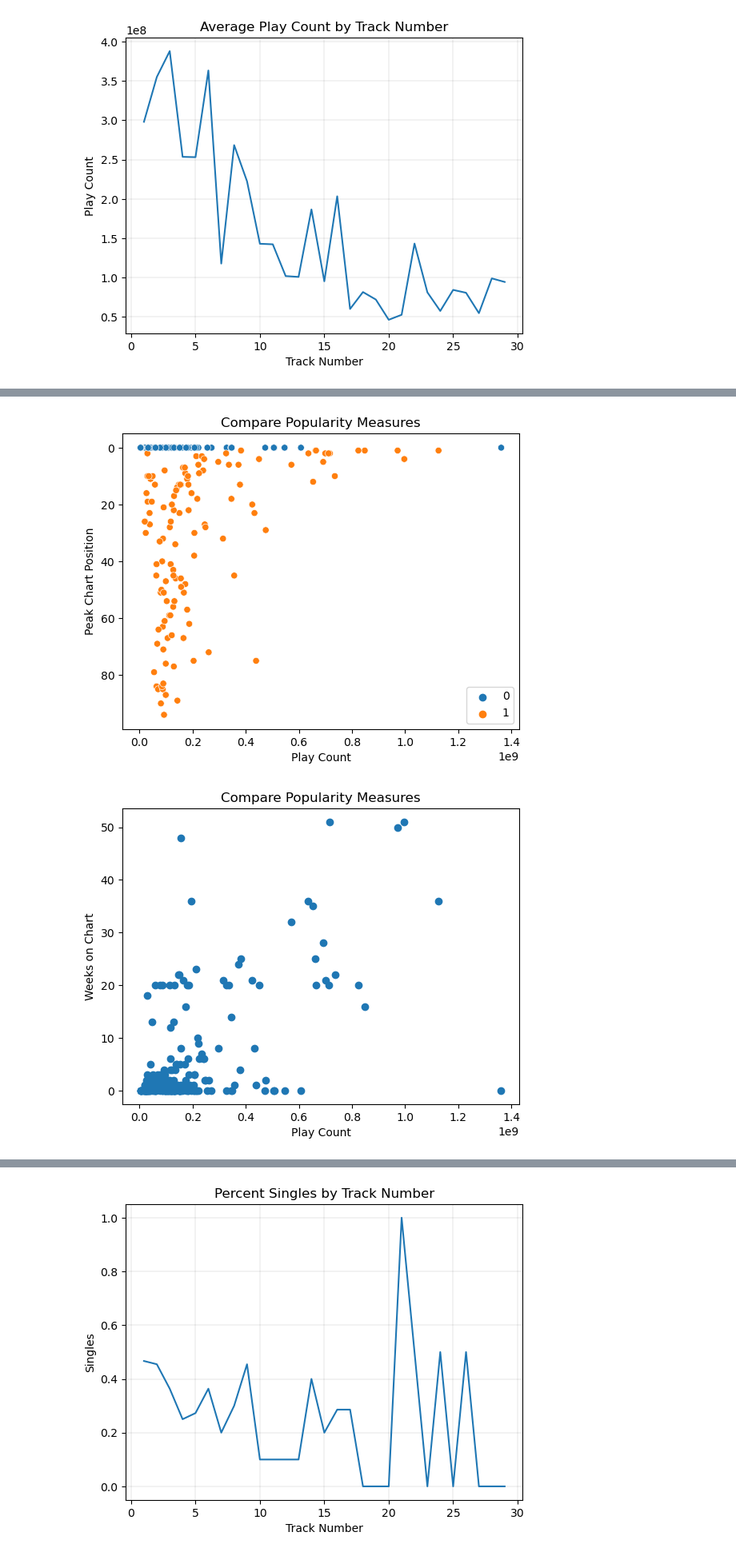
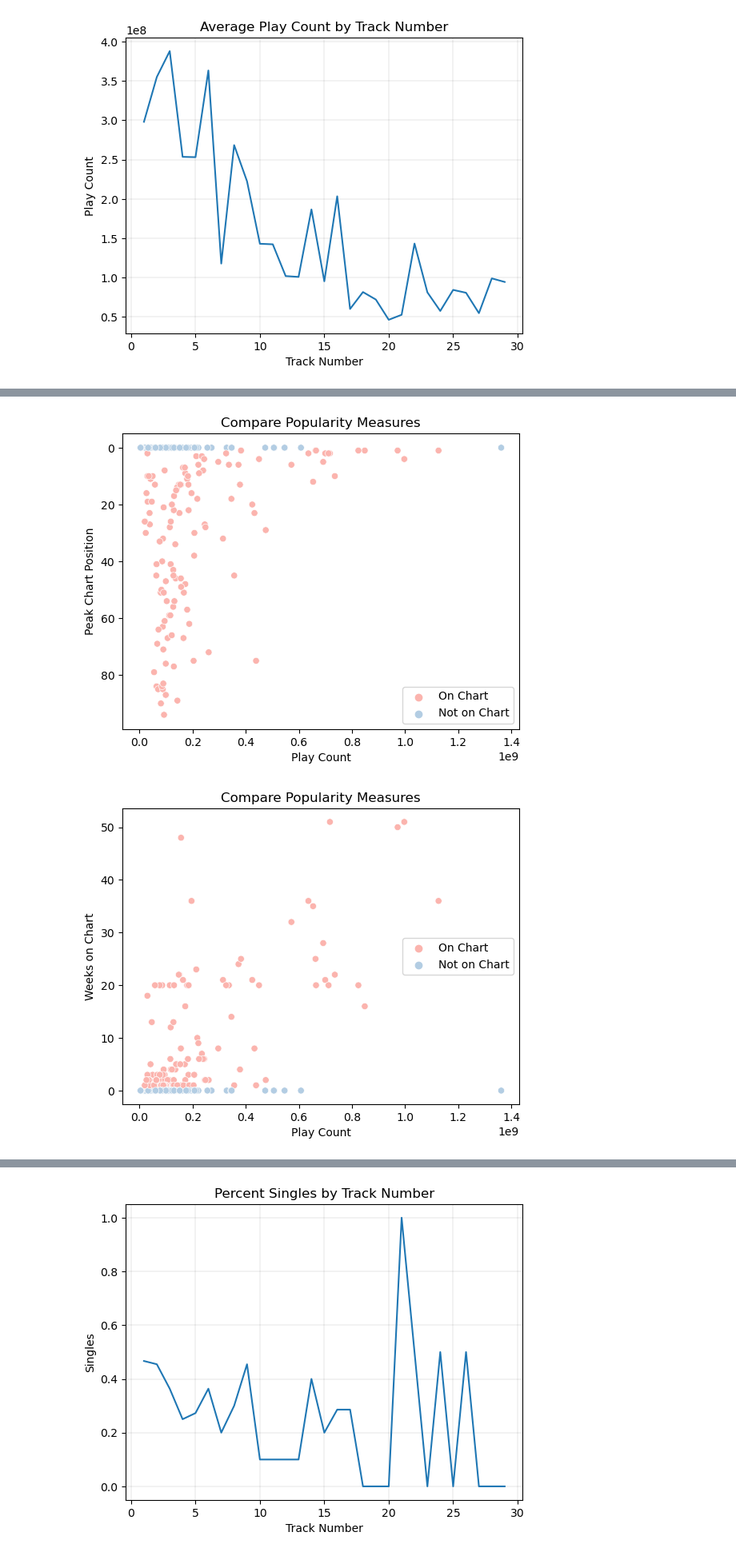
Before and after one commit to kbmoore02/Blog_3, a Jupyter notebook: EDA (Data Visualization).ipynb, the cells around one changed output, grey strips where cells are left out. Shown at 80% size. Drawn from its saved outputs; the diff is of its cells as text; code cells hidden in the pictures.

```diff
--- a/EDA (Data Visualization).ipynb
+++ b/EDA (Data Visualization).ipynb
@@ -90,27 +94,34 @@ plot.grid(visible=True, which='major', color='black', linewidth=0.075);
 # %%
 # Play Count v Peak Chart Position
 
-chart = [1]*len(data)
+chart = ['On Chart']*len(data)
 for i in range(len(data)):
     if (data.loc[i,'Peak Chart Position']==0):
-        chart[i] = 0
+        chart[i] = 'Not on Chart'
 
-sns.scatterplot(x=data['Play Count'], y=data['Peak Chart Position'], hue=chart)
+sns.scatterplot(x=data['Play Count'], y=data['Peak Chart Position'], hue=chart, palette='Pastel1')
 plt.xlabel('Play Count')
 plt.ylabel('Peak Chart Position')
 plt.ylim(max(data['Peak Chart Position'])+5,-5)
 plt.title('Compare Popularity Measures');
+#plt.savefig("C:\\Users\\kelse\\Dropbox\\6- Winter 2023\\Stat 386\\my386blog\\assets\\images\\blog3b\\compare-popularity-1.jpg")
 # %% [output]
-[figure, old version]
+[figure, new version]
 # %%
 # Play Count v Weeks on Chart
 
-plt.scatter(data['Play Count'], data['Weeks on Chart'])
+chart = ['On Chart']*len(data)
+for i in range(len(data)):
+    if (data.loc[i,'Weeks on Chart']==0):
+        chart[i] = 'Not on Chart'
+
+sns.scatterplot(x=data['Play Count'], y=data['Weeks on Chart'], hue=chart, palette='Pastel1')
 plt.xlabel('Play Count')
 plt.ylabel('Weeks on Chart')
 plt.title('Compare Popularity Measures');
+#plt.savefig("C:\\Users\\kelse\\Dropbox\\6- Winter 2023\\Stat 386\\my386blog\\assets\\images\\blog3b\\compare-popularity-2.jpg")
 # %% [output]
-[figure, old version]
+[figure, new version]
 # %%
 # Sorted by Play Count
 
```
Also changed, not shown: parts of 13 cells of this notebook.
